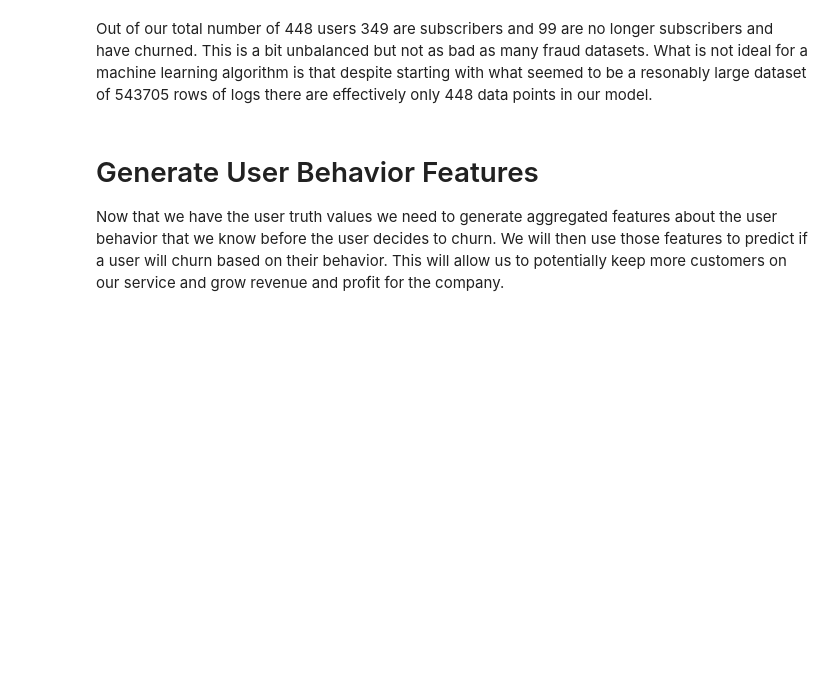
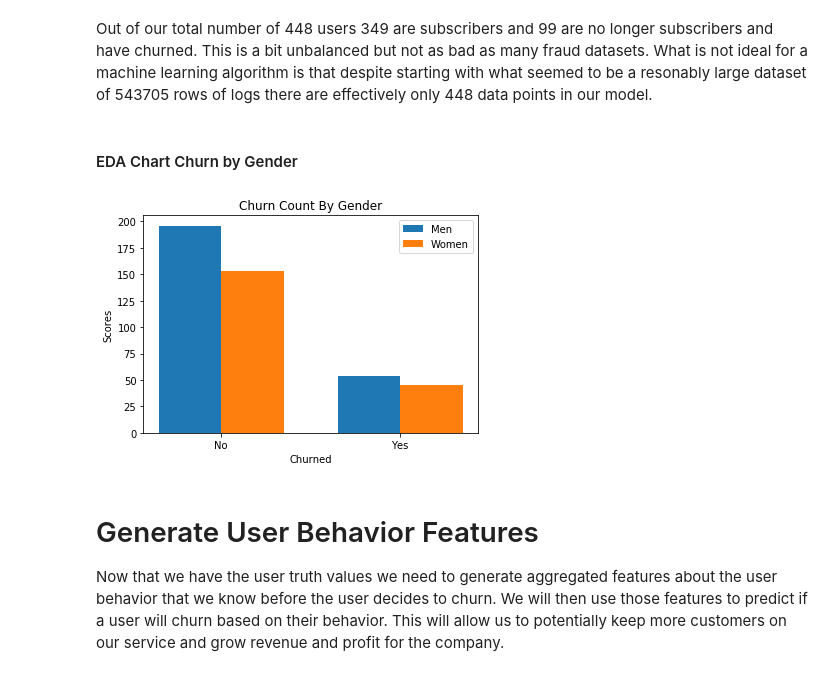
Before and after one commit to hunterkempf/Sparkify_Churn, a Jupyter notebook: Spark-Capstone-ML.ipynb, the cells around one changed output. Drawn from its saved outputs; the diff is of its cells as text; code cells hidden in the pictures; blank space fills up the shorter version.

Commit message:
Updated with EDA Graphs

```diff
--- a/Spark-Capstone-ML.ipynb
+++ b/Spark-Capstone-ML.ipynb
@@ -191,6 +191,35 @@ user_labeled_df.groupBy('churned')\
 +-------+-----+
 # %% [markdown]
 Out of our total number of 448 users 349 are subscribers and 99 are no longer subscribers and have churned. This is a bit unbalanced but not as bad as many fraud datasets. What is not ideal for a machine learning algorithm is that despite starting with what seemed to be a resonably large dataset of 543705 rows of logs there are effectively only 448 data points in our model.
+# %% [markdown]
+#### EDA Chart Churn by Gender
+# %%
+eda = user_labeled_df.join(user_event_valid_id, on = 'userId')\
+                        .select('userId','gender','churned')\
+                        .dropDuplicates()\
+                        .groupBy('gender','churned')\
+                        .count()\
+                        .toPandas()
+# %%
+N = 2
+men_means = eda[eda.gender=="M"]['count']
+women_means = eda[eda.gender=="F"]['count']
+
+ind = np.arange(N)
+width = 0.35
+plt.bar(ind, men_means, width, label='Men')
+plt.bar(ind + width, women_means, width,
+    label='Women')
+
+plt.ylabel('Scores')
+plt.xlabel('Churned')
+plt.title('Churn Count By Gender')
+
+plt.xticks(ind + width / 2, ('No', 'Yes'))
+plt.legend(loc='best')
+plt.show()
+# %% [output]
+[figure, added]
 # %% [markdown]
 # Generate User Behavior Features
 Now that we have the user truth values we need to generate aggregated features about the user behavior that we know before the user decides to churn. We will then use those features to predict if a user will churn based on their behavior. This will allow us to potentially keep more customers on our service and grow revenue and profit for the company.
```
Also changed, not shown: parts of 32 cells of this notebook.
